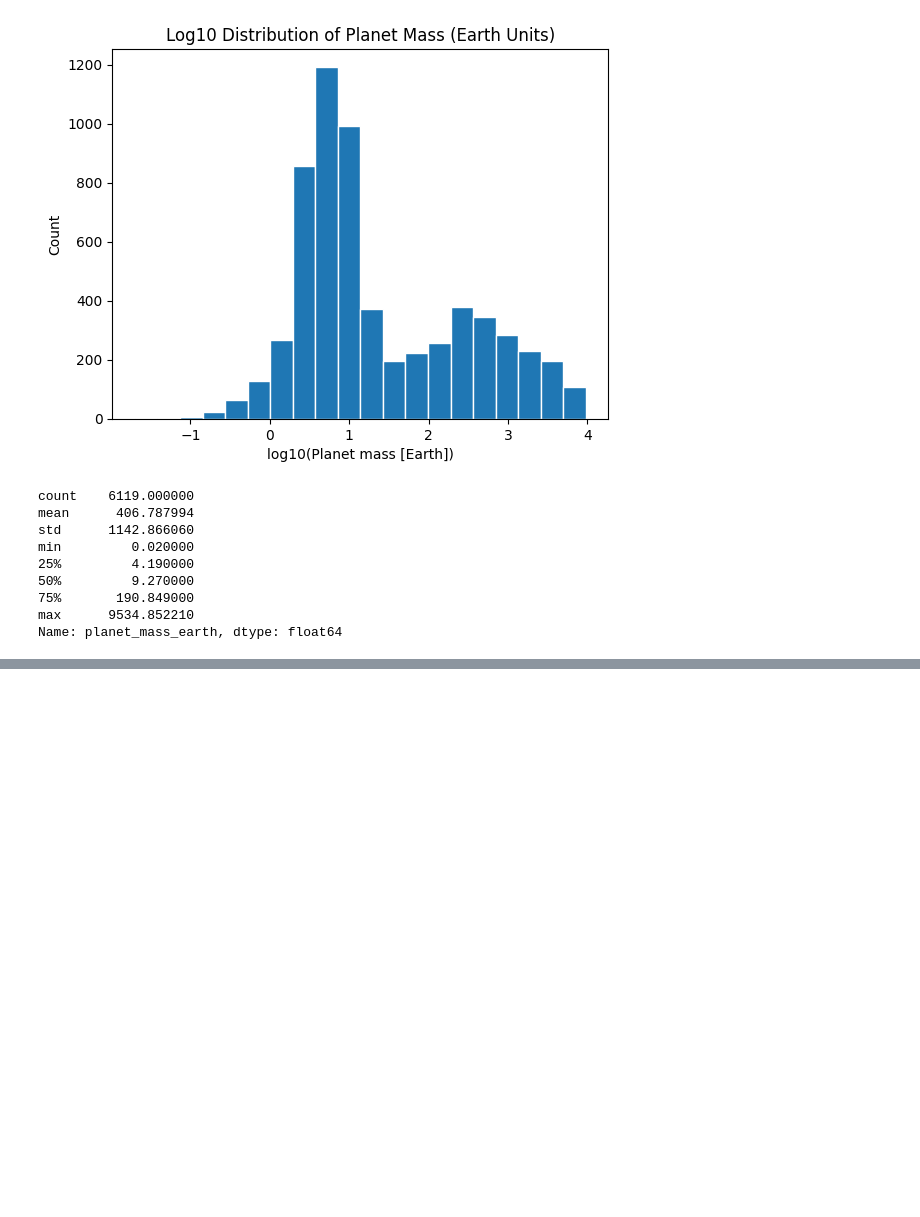
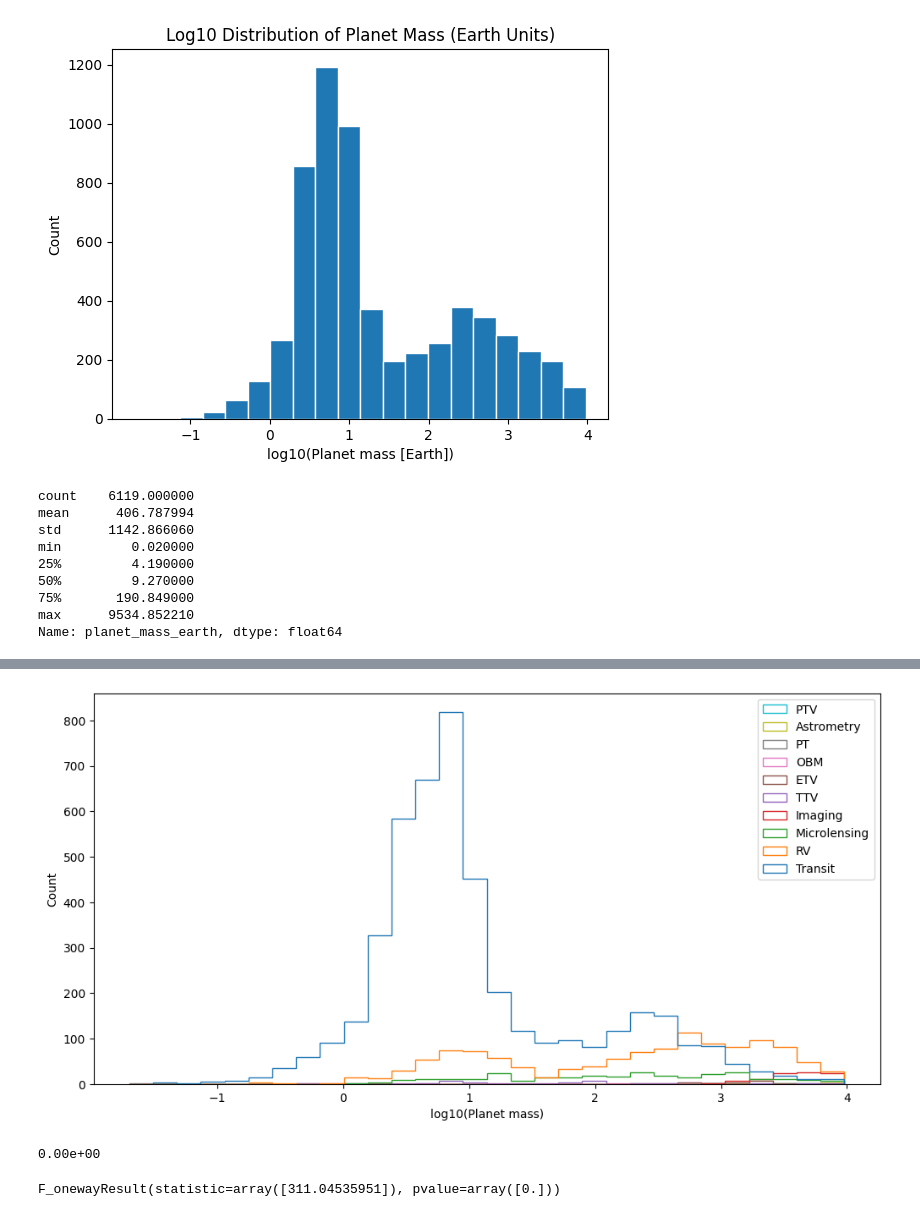
Before and after one commit to plamensve/DS_2026_FP, a Jupyter notebook: notebooks/02_detection_method_vs_planet_properties.ipynb, the cells around one changed output, grey strips where cells are left out. Saved outputs shown, nothing was run; the diff lists cells and outputs as text; code cells hidden in the pictures; blank space fills up the shorter version.

```diff
--- a/notebooks/02_detection_method_vs_planet_properties.ipynb
+++ b/notebooks/02_detection_method_vs_planet_properties.ipynb
@@ -336,0 +323,29 @@ Method Pulsation Timing Variations: log10(planet mass mean): 1017.056, Count: 2
+# %%
+def show_group_hist(*datasets):
+    labels = ["Transit", "RV", "Microlensing", "Imaging", "TTV",
+              "ETV", "OBM", "PT", "Astrometry", "PTV"]
+
+    data = [np.log10(df['planet_mass_earth'].dropna()) for df in datasets]
+
+    plt.figure(figsize=(12, 6))
+    plt.hist(data, bins=30, histtype='step', label=labels)
+    plt.xlabel('log10(Planet mass)')
+    plt.ylabel('Count')
+    plt.legend()
+    plt.show()
+# %%
+show_group_hist(*list_data)
+# %% [output]
+[figure, added]
+# %%
+result = st.f_oneway(*list_data)
+
+p = result[1].item()
+print(f"{p:.2e}")
+# %% [output]
+0.00e+00
+# %%
+### pvalue is too low around zero. We reject H0
+result
+# %% [output]
+F_onewayResult(statistic=array([311.04535951]), pvalue=array([0.]))
```
Also changed, not shown: parts of 7 cells of this notebook.
